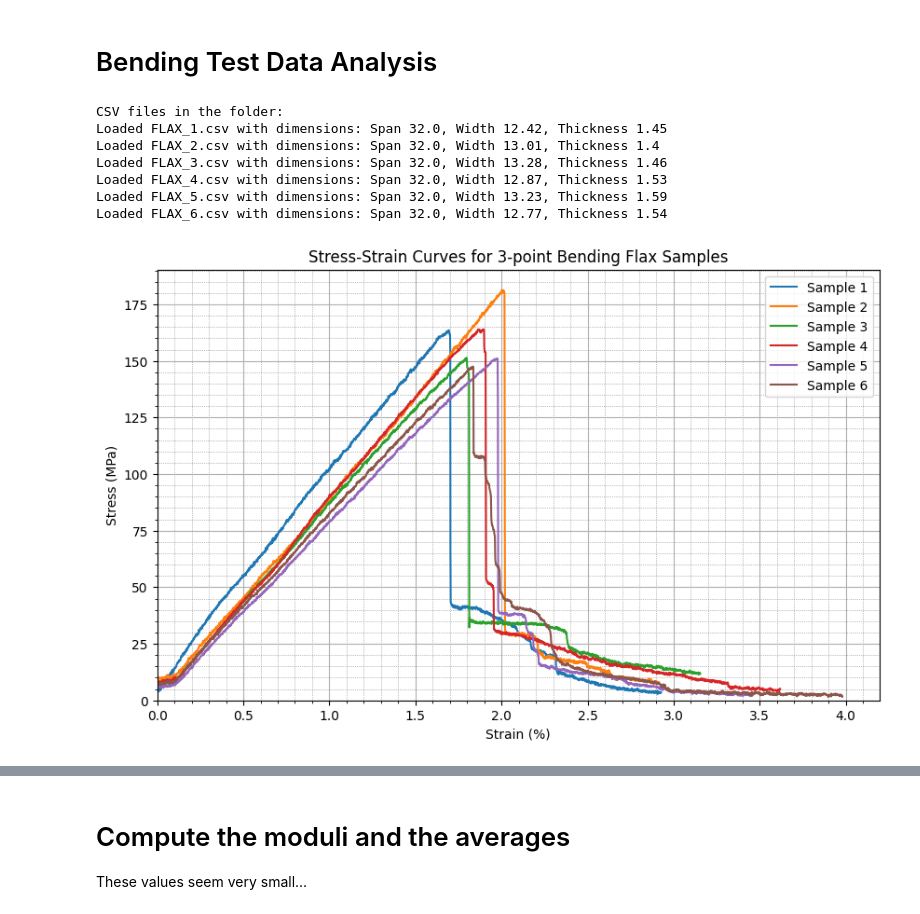
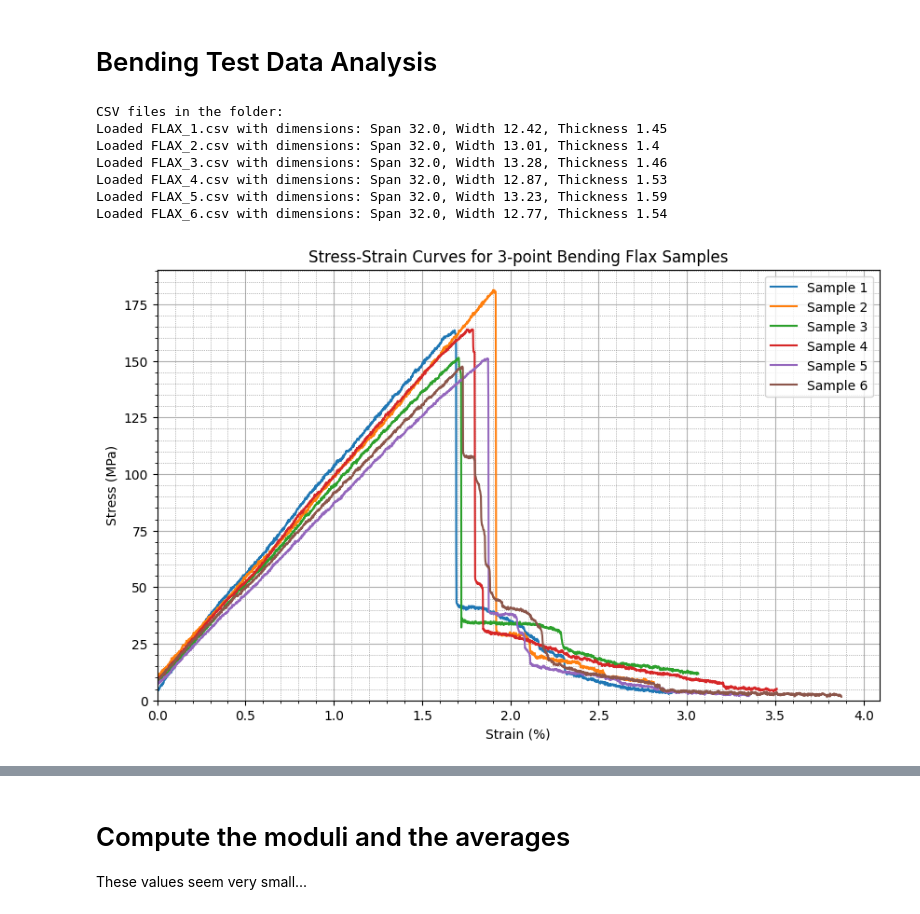
Before and after one commit to HamRMac/CompositeTensileTests, a Jupyter notebook: DataPlotting.ipynb, the cells around one changed output, grey strips where cells are left out. Drawn from its saved outputs; the diff is of its cells as text; code cells hidden in the pictures.

```diff
--- a/DataPlotting.ipynb
+++ b/DataPlotting.ipynb
@@ -92,7 +92,7 @@ class TensileData(BaseModel):
         else:
             ax = ax_supplied
 
-        ax.plot(strain, stress, label=label or f"Sample {self.internal_name}")
+        curve, = ax.plot(strain, stress, label=label or f"Sample {self.internal_name}")
 
         if ax_supplied is None:
             ax.set_title('Stress vs Strain')
@@ -100,6 +100,7 @@ class TensileData(BaseModel):
             ax.set_ylabel('Stress (MPa)')
             ax.grid(True)
             plt.show()
+        return curve
 
     def detect_stress_spike(self, window: int = 50, threshold: float = 2.5) -> t.Optional[int]:
         if self.stressStrain_data is None:
@@ -179,7 +180,8 @@ folder_path = 'DestructiveTests/Tensile/FLAX TENSILE.is_qtest_Exports'
 # Provide units in mm for dimensions and gauge lengths
 # Example: {'SAMPLE_1': (gauge_length, (width, thickness))}
 gauge_flax_lengths: t.Dict[int, t.Tuple[float, t.Tuple[float, float]]] = {
-    1: (108.45, (24.43, 2.76)),
+    #1: (108.45, (24.43, 2.76)),
+    1: (None, (None, None)),
     2: (None, (None, None)),
     3: (None, (None, None)),
     4: (None, (None, None)),
@@ -303,3 +354,25 @@ Loaded FIBERGLASS TENSILE_2.csv with gauge length 92.28 mm and dimensions (25.16
 Loaded FIBERGLASS TENSILE_3.csv with gauge length 92.22 mm and dimensions (25.64, 1.62)
 Loaded FIBERGLASS TENSILE_4.csv with gauge length 92.77 mm and dimensions (23.1, 1.6)
 [figure]
+# %%
+fig, ax = plt.subplots(figsize=(10, 6))
+
+rep_id = '2'  # representative FG specimen
+
+for sample in all_samples_fibreglass:
+    if getattr(sample, "internal_name", None) == rep_id:
+        c = sample.plot_stress_strain(ax_supplied=ax, label="Representative Sample")
+        c.set(alpha=1.0, linewidth=2.5, zorder=3)
+    else:
+        c = sample.plot_stress_strain(ax_supplied=ax, label="_nolegend_")
+        c.set(alpha=0.3, linewidth=1.0, zorder=2)
+
+ax.set_title("Representative Stress–Strain Curve of Fibreglass Samples")
+ax.set_xlabel("Strain (%)")
+ax.set_ylabel("Stress (MPa)")
+ax.set_xlim(left=0)
+ax.set_ylim(bottom=0)
+ax.legend(frameon=False, loc="upper left")
+ax.grid(True)
+
+plt.show()
@@ -386,7 +547,8 @@ class FlexuralData(BaseModel):
             df['Stress (MPa)'] = (3 * F * L) / (2 * b * d**2)  # N/mm^2 == MPa
             df['Strain'] = (6 * D * d) / (L**2)                # Unitless
             self.stressStrain_data = df
-            self.stress_spike_index = self.detect_stress_spike()
+            if self.stress_spike_index is None:
+                self.stress_spike_index = self.detect_stress_spike()
             if self.stress_spike_index is not None:
                 spike_strain = df['Strain'].iloc[self.stress_spike_index]
                 df['Strain'] -= spike_strain
@@ -418,7 +580,7 @@ class FlexuralData(BaseModel):
         else:
             ax = ax_supplied
 
-        ax.plot(strain, stress, label=label or f"Sample {self.internal_name}")
+        curve, = ax.plot(strain, stress, label=label or f"Sample {self.internal_name}")
 
         if ax_supplied is None:
             ax.set_title('Flexural Stress vs Strain')
@@ -426,6 +588,8 @@ class FlexuralData(BaseModel):
             ax.set_ylabel('Stress (MPa)')
             ax.grid(True)
             plt.show()
+
+        return curve
 
     def detect_stress_spike(self, window: int = 50, threshold: float = 2.5) -> t.Optional[int]:
         if self.stressStrain_data is None:
@@ -499,6 +663,15 @@ bending_dims_flax: t.Dict[int, t.Tuple[float, float, float]] = {
     6: (32.0, 12.77, 1.54),
 }
 
+offset: t.Dict[int,int] = {
+    1: 235,
+    2: 310,
+    3: 290,
+    4: 290,
+    5: 275,
+    6: 285,
+}
+
 all_bend_samples_flax: t.List[FlexuralData] = []
 
 # List all CSV files in the folder
@@ -513,6 +686,7 @@ for i, file in enumerate(sorted(csv_files), start=1):
             file_path=file_path,
             internal_name=file.split('.')[0].split('_')[1],
             geometry=(width, thickness, span),
+            stress_spike_index=offset[i]
         )
         all_bend_samples_flax.append(flexural_data)
         print(f"Loaded {file} with dimensions: Span {span}, Width {width}, Thickness {thickness}")
@@ -521,34 +695,34 @@ for i, file in enumerate(sorted(csv_files), start=1):
 
 
 if len(all_bend_samples_flax) == 0:
     print("No bending samples loaded. Please check the folder path, CSV files, and bending dimensions.")
 else:
     # Plot computed stress vs strain
     fig, ax = plt.subplots(figsize=(10, 6))
 
     for sample in all_bend_samples_flax:
         #sample.stressStrain_data['Strain'] -= 0.0032
         sample.plot_stress_strain(ax_supplied=ax)
 
     ax.set_title("Stress-Strain Curves for 3-point Bending Flax Samples")
     ax.set_xlabel("Strain (%)")
     ax.set_ylabel("Stress (MPa)")
     ax.set_xlim(left=0)
     ax.set_ylim(bottom=0)
     ax.grid(which='minor', linestyle=':', linewidth='0.5', color='gray')
     ax.minorticks_on()
     ax.legend()
     ax.grid(True)
     plt.show()
 # %% [output]
 CSV files in the folder:
 Loaded FLAX_1.csv with dimensions: Span 32.0, Width 12.42, Thickness 1.45
 Loaded FLAX_2.csv with dimensions: Span 32.0, Width 13.01, Thickness 1.4
 Loaded FLAX_3.csv with dimensions: Span 32.0, Width 13.28, Thickness 1.46
 Loaded FLAX_4.csv with dimensions: Span 32.0, Width 12.87, Thickness 1.53
 Loaded FLAX_5.csv with dimensions: Span 32.0, Width 13.23, Thickness 1.59
 Loaded FLAX_6.csv with dimensions: Span 32.0, Width 12.77, Thickness 1.54
-[figure, old version]
+[figure, new version]
 # %%
 # Define the folder path containing the CSV files for Fibre Glass bending samples
 folder_path_fg = 'DestructiveTests/BendingTest/FIBERGLASS.is_qtest_Exports'
```
Also changed, not shown: parts of 14 cells of this notebook.
